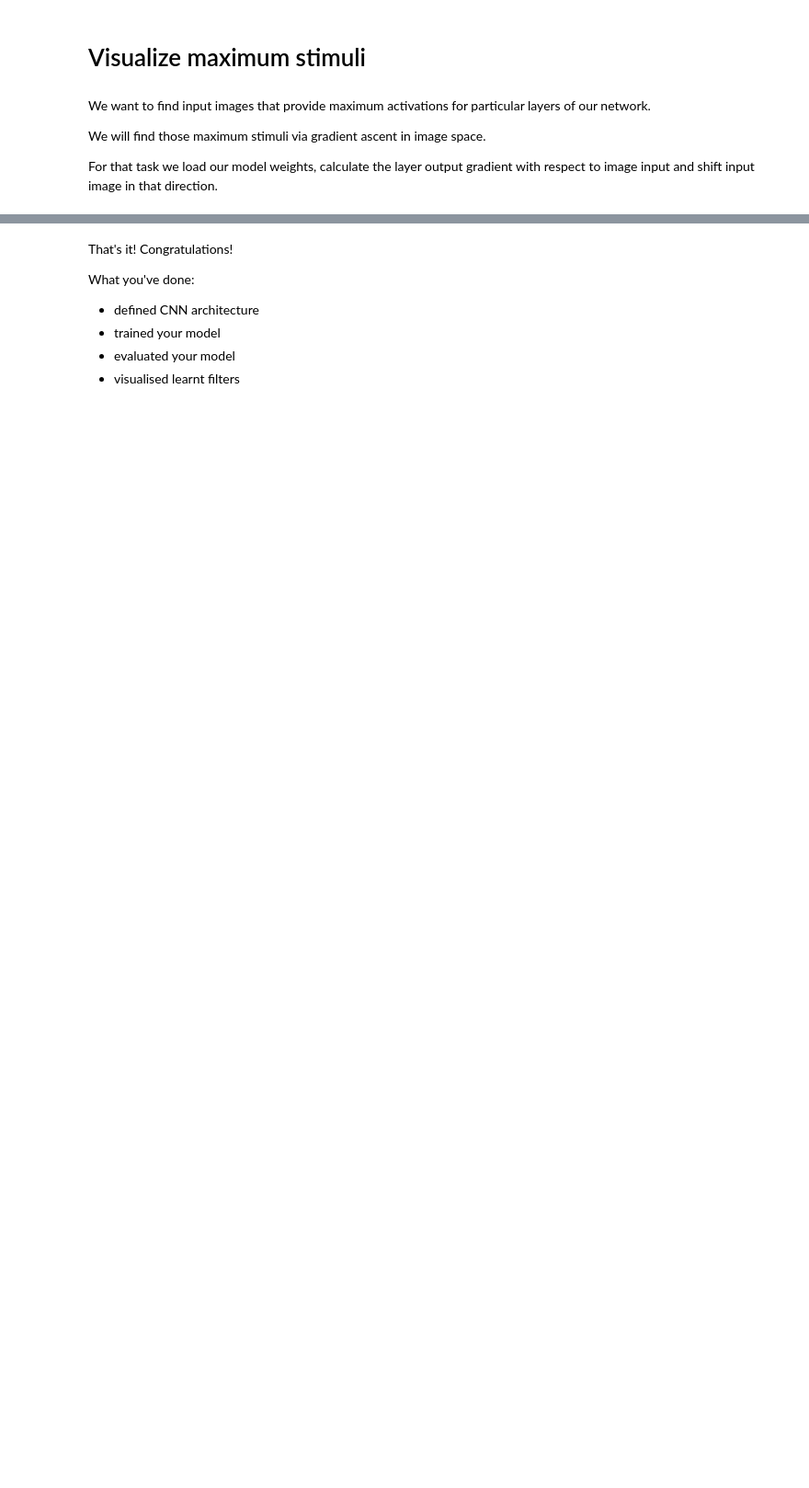
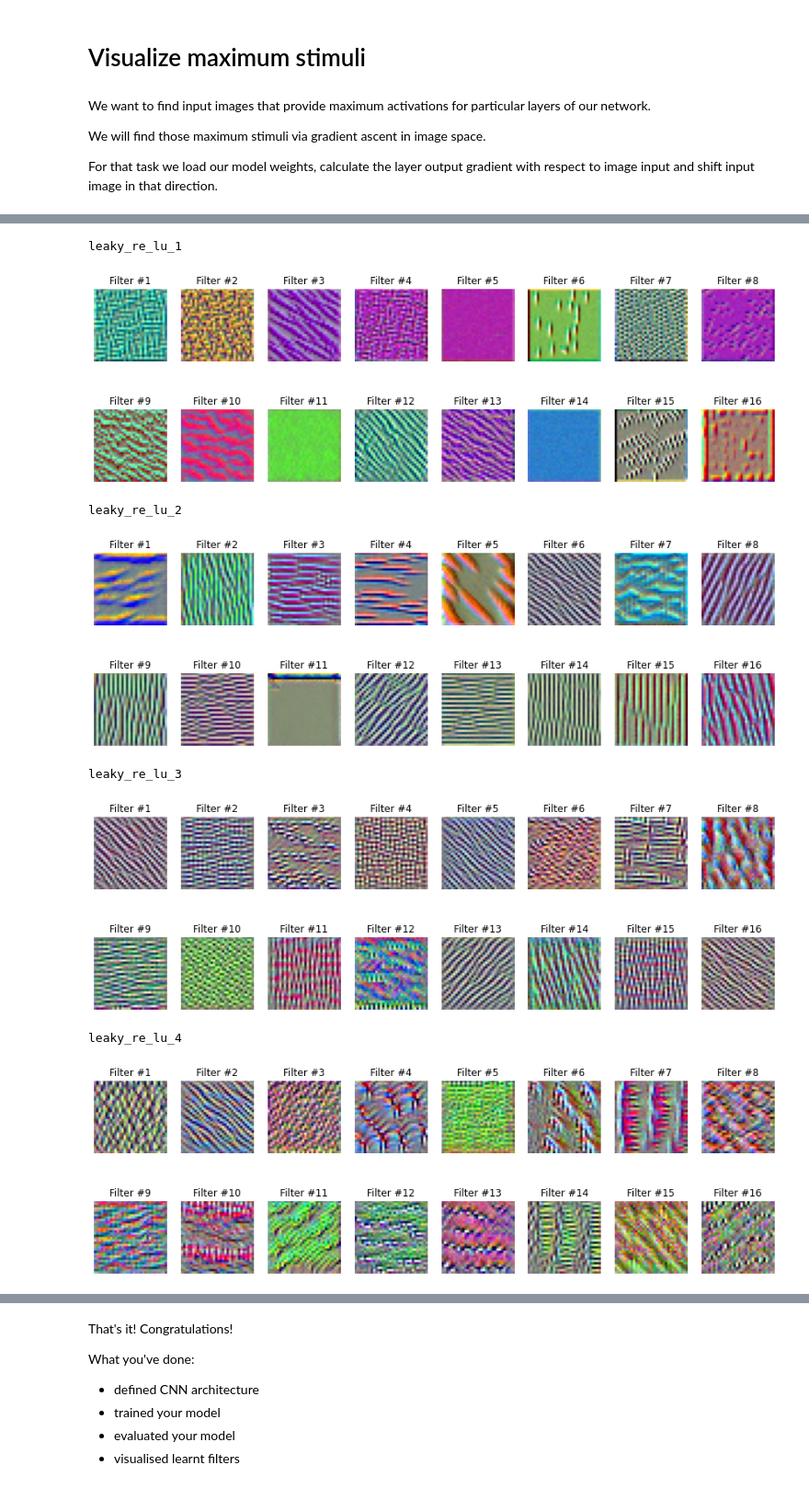
Before and after one commit to amritasenthil/intro-to-dl, a Jupyter notebook: week3/week3_task1_first_cnn_cifar10_clean.ipynb, the cells around one changed output, grey strips where cells are left out. Shown at 92% size. Drawn from its saved outputs; the diff is of its cells as text; code cells hidden in the pictures; blank space fills up the shorter version.

```diff
--- a/week3/week3_task1_first_cnn_cifar10_clean.ipynb
+++ b/week3/week3_task1_first_cnn_cifar10_clean.ipynb
@@ -413,10 +423,10 @@ def find_maximum_stimuli(layer_name, is_conv, filter_index, model, iterations=20
     def image_values_to_rgb(x):
         # normalize x: center on 0 (np.mean(x_train2)), ensure std is 0.25 (np.std(x_train2))
         # so that it looks like a normalized image input for our network
-        x = ### YOUR CODE HERE
+        x = 0.25* (x - np.mean(x))/(np.std(x))### YOUR CODE HERE
 
         # do reverse normalization to RGB values: x = (x_norm + 0.5) * 255
-        x = ### YOUR CODE HERE
+        x = (x+0.5)* 255  ### YOUR CODE HERE
 
         # clip values to [0, 255] and convert to bytes
         x = np.clip(x, 0, 255).astype('uint8')
@@ -487,15 +497,24 @@ def plot_filters_stimuli(layer_name, is_conv, model, iterations=20, step=1., ver
 # %%
 # maximum stimuli for convolutional neurons
 conv_activation_layers = []
 for layer in model.layers:
     if isinstance(layer, LeakyReLU):
-        prev_layer = layer.inbound_nodes[0].inbound_layers[0]
+        prev_layer = layer._inbound_nodes[0].inbound_layers[0]
         if isinstance(prev_layer, Conv2D):
             conv_activation_layers.append(layer)
 
 for layer in conv_activation_layers:
     print(layer.name)
     plot_filters_stimuli(layer_name=layer.name, is_conv=True, model=model)
+# %% [output]
+leaky_re_lu_1
+[figure, added]
+leaky_re_lu_2
+[figure, added]
+leaky_re_lu_3
+[figure, added]
+leaky_re_lu_4
+[figure, added]
 # %%
 # maximum stimuli for last dense layer
 last_dense_layer = list(filter(lambda x: isinstance(x, Dense), model.layers))[-1]
```
Also changed, not shown: parts of 12 cells of this notebook.
